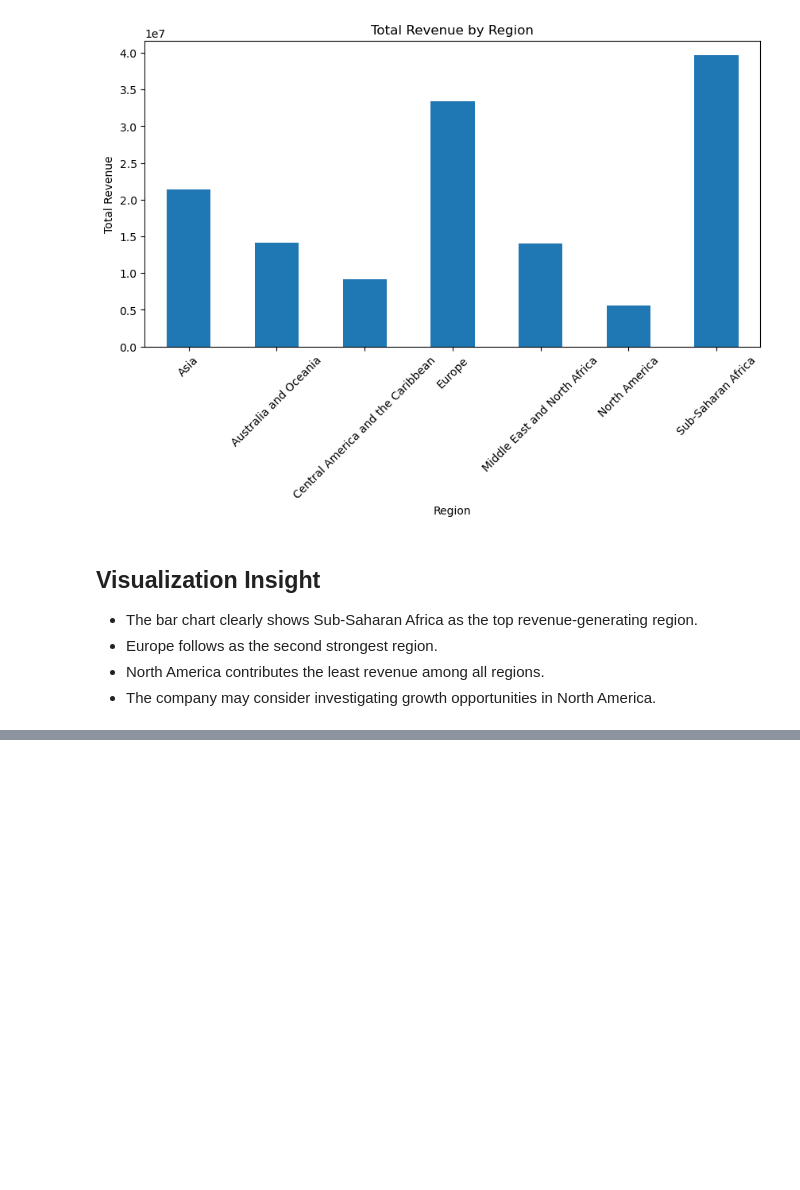
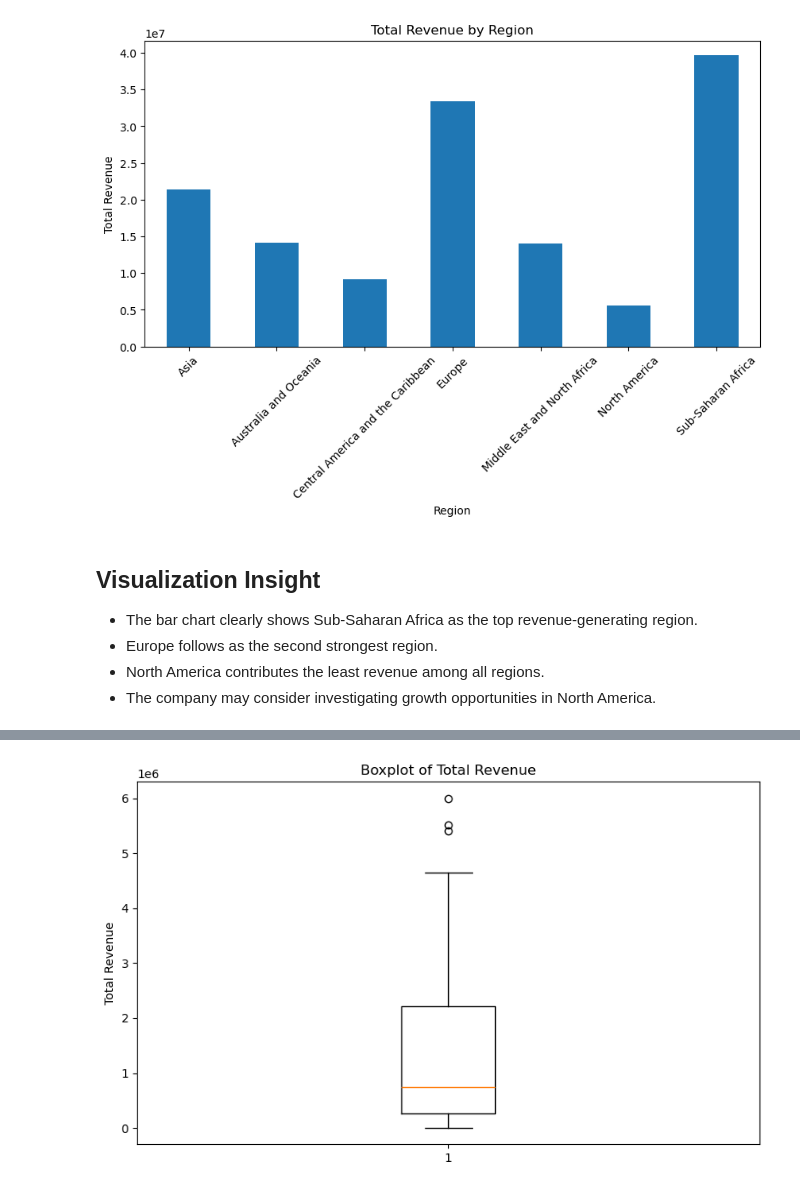
Before and after one commit to ketkivmohite/sales-data-analysis-project, a Jupyter notebook: sales_analysis.ipynb, the cells around one changed output, grey strips where cells are left out. Saved outputs shown, nothing was run; the diff lists cells and outputs as text; code cells hidden in the pictures; blank space fills up the shorter version.

```diff
--- a/sales_analysis.ipynb
+++ b/sales_analysis.ipynb
@@ -161,0 +269,18 @@ plt.show()
+# %%
+# Creating a boxplot for Total Revenue
+
+plt.figure(figsize=(8,5))
+
+# Boxplot helps detect extreme values (outliers)
+plt.boxplot(df["Total Revenue"])
+
+# Adding title
+plt.title("Boxplot of Total Revenue")
+
+# Adding label
+plt.ylabel("Total Revenue")
+
+plt.tight_layout()
+plt.show()
+# %% [output]
+[figure, added]
```
Also changed, not shown: parts of 14 cells of this notebook.
